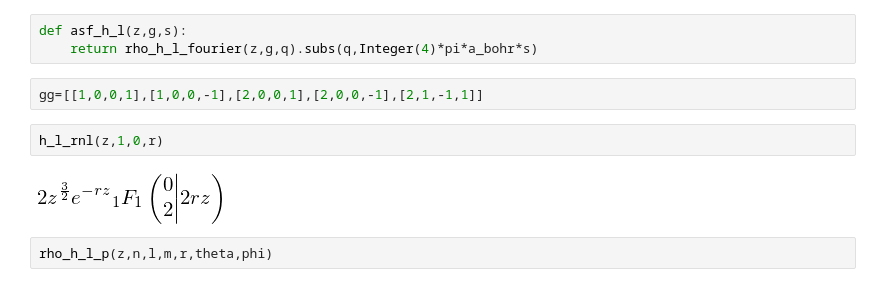
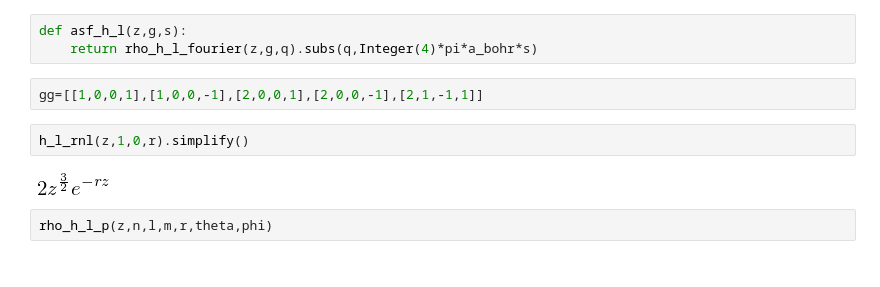
Before and after one commit to tupos/effz, a Jupyter notebook: src/effz_density.ipynb, the cells around one changed output. Saved outputs shown, nothing was run; the diff lists cells and outputs as text.

```diff
--- a/src/effz_density.ipynb
+++ b/src/effz_density.ipynb
@@ -57,9 +57,9 @@ def asf_h_l(z,g,s):
 # %%
 gg=[[1,0,0,1],[1,0,0,-1],[2,0,0,1],[2,0,0,-1],[2,1,-1,1]]
 # %%
-h_l_rnl(z,1,0,r)
+h_l_rnl(z,1,0,r).simplify()
 # %% [output]
-[figure, old version]
+[figure, new version]
 # %%
 rho_h_l_p(z,n,l,m,r,theta,phi)
 # %% [output]
```
Also changed, not shown: parts of 2 cells of this notebook, 6 other files.
